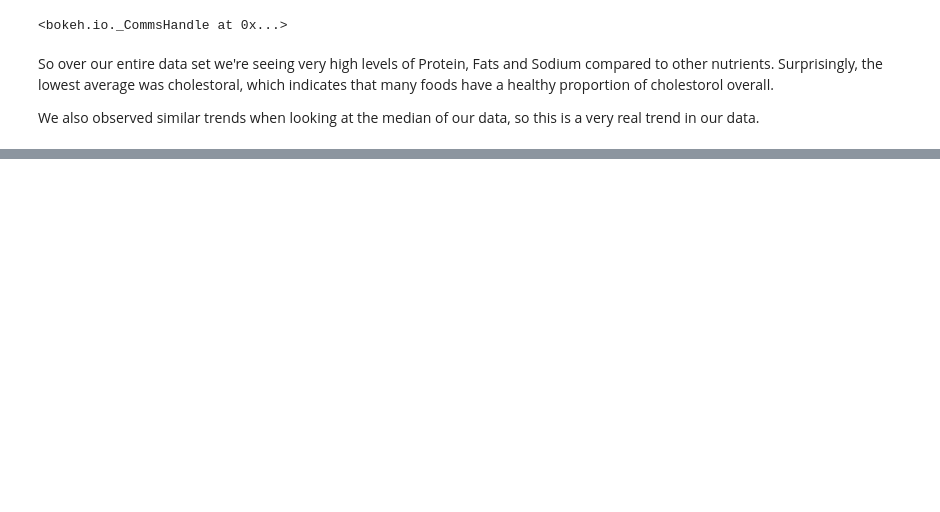
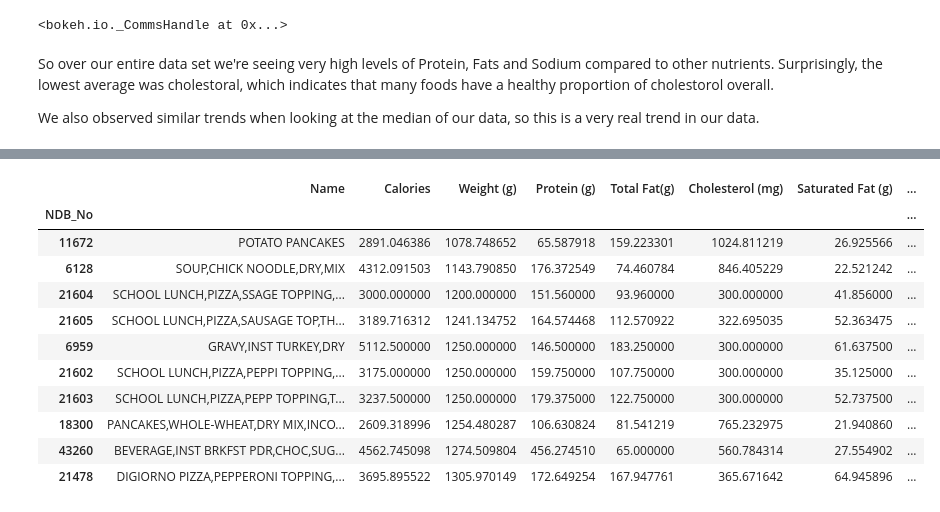
Before and after one commit to jaideng123/FoodDude, a Jupyter notebook: Food Dude (Final).ipynb, the cells around one changed output, grey strips where cells are left out. Saved outputs shown, nothing was run; the diff lists cells and outputs as text; code cells hidden in the pictures; blank space fills up the shorter version.

Commit message:
Added Appendix for weight

```diff
--- a/Food Dude (Final).ipynb
+++ b/Food Dude (Final).ipynb
@@ -298,0 +304,15 @@ We also observed similar trends when looking at the median of our data, so this
+# %%
+calweighted_foods[display].sort_values(by='Weight (g)').head(10)
+# %% [output]
+|  | Name | Calories | Weight (g) | Protein (g) | Total Fat(g) | Cholesterol (mg) | Saturated Fat (g) | ... |
+| NDB_No |  |  |  |  |  |  |  | ... |
+| 11672 | POTATO PANCAKES | 2891.046386 | 1078.748652 | 65.587918 | 159.223301 | 1024.811219 | 26.925566 | ... |
+| 6128 | SOUP,CHICK NOODLE,DRY,MIX | 4312.091503 | 1143.790850 | 176.372549 | 74.460784 | 846.405229 | 22.521242 | ... |
+| 21604 | SCHOOL LUNCH,PIZZA,SSAGE TOPPING,... | 3000.000000 | 1200.000000 | 151.560000 | 93.960000 | 300.000000 | 41.856000 | ... |
+| 21605 | SCHOOL LUNCH,PIZZA,SAUSAGE TOP,TH... | 3189.716312 | 1241.134752 | 164.574468 | 112.570922 | 322.695035 | 52.363475 | ... |
+| 6959 | GRAVY,INST TURKEY,DRY | 5112.500000 | 1250.000000 | 146.500000 | 183.250000 | 300.000000 | 61.637500 | ... |
+| 21602 | SCHOOL LUNCH,PIZZA,PEPPI TOPPING,... | 3175.000000 | 1250.000000 | 159.750000 | 107.750000 | 300.000000 | 35.125000 | ... |
+| 21603 | SCHOOL LUNCH,PIZZA,PEPP TOPPING,T... | 3237.500000 | 1250.000000 | 179.375000 | 122.750000 | 300.000000 | 52.737500 | ... |
+| 18300 | PANCAKES,WHOLE-WHEAT,DRY MIX,INCO... | 2609.318996 | 1254.480287 | 106.630824 | 81.541219 | 765.232975 | 21.940860 | ... |
+| 43260 | BEVERAGE,INST BRKFST PDR,CHOC,SUG... | 4562.745098 | 1274.509804 | 456.274510 | 65.000000 | 560.784314 | 27.554902 | ... |
+| 21478 | DIGIORNO PIZZA,PEPPERONI TOPPING,... | 3695.895522 | 1305.970149 | 172.649254 | 167.947761 | 365.671642 | 64.945896 | ... |
```
Also changed, not shown: parts of 5 cells of this notebook.
